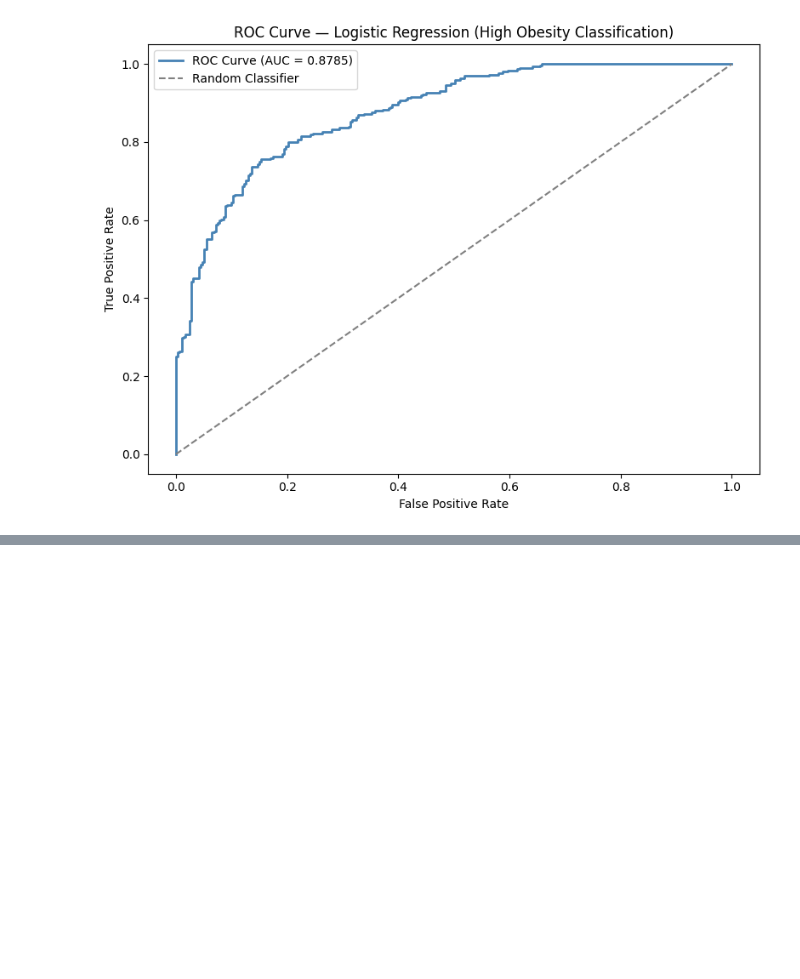
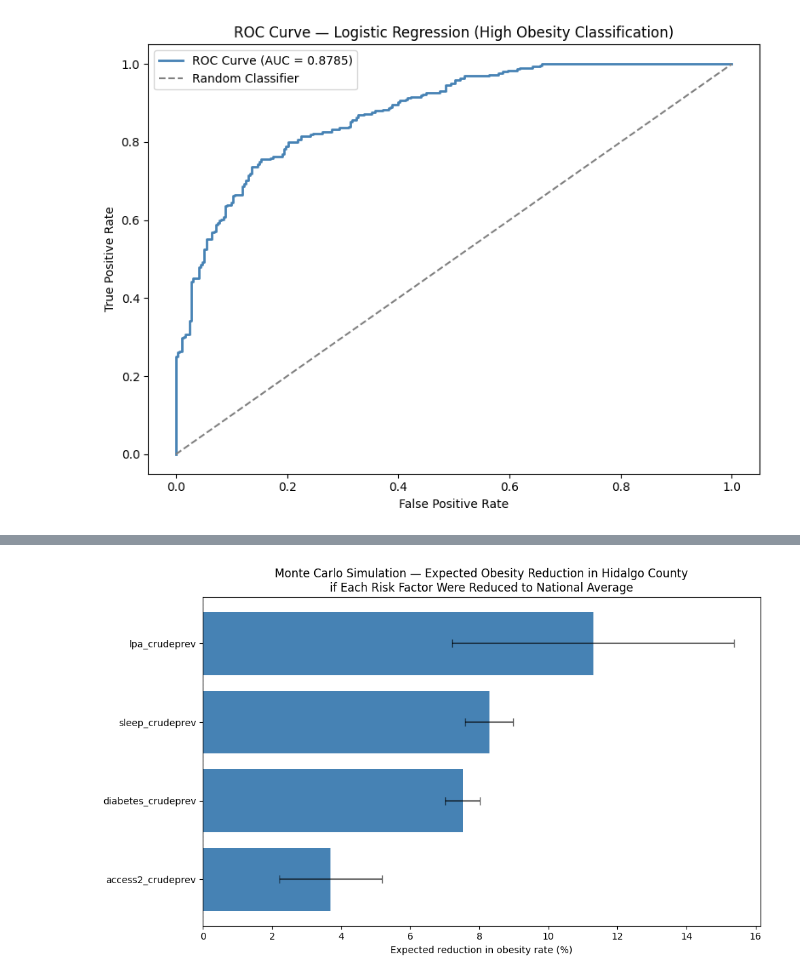
Before and after one commit to cedaco/RGV-Obesity-Project, a Jupyter notebook: Hidalgo_Obesity_Project.ipynb, the cells around one changed output, grey strips where cells are left out. Saved outputs shown, nothing was run; the diff lists cells and outputs as text; code cells hidden in the pictures; blank space fills up the shorter version.

```diff
--- a/Hidalgo_Obesity_Project.ipynb
+++ b/Hidalgo_Obesity_Project.ipynb
@@ -201,0 +381,12 @@ plt.show()
+# %%
+hidalgo_row = df[(df['stateabbr'] == 'TX') & (df['countyname'] == 'Hidalgo')][X.columns].values[0]
+hidalgo_actual_obesity = df[(df['stateabbr'] == 'TX') & (df['countyname'] == 'Hidalgo')]['obesity_crudeprev'].values[0]
+
+#Selecting variables where Hidalgo is above national average
+national_means = df[X.columns].mean()
+hidalgo_series = pd.Series(hidalgo_row, index=X.columns)
+
+elevated = hidalgo_series[hidalgo_series > national_means].index.tolist()
+print("Variables where Hidalgo exceeds national average:")
+for v in elevated:
+    print(f"  {v:<30} Hidalgo: {hidalgo_series[v]:.2f}  National avg: {national_means[v]:.2f}")
@@ -201,0 +445,12 @@ plt.show()
+# %%
+fig, ax = plt.subplots(figsize=(10, 6))
+ax.barh(vars_sorted, reductions, color='steelblue', xerr=[ci_lower, ci_upper],
+        error_kw={'capsize': 4, 'color': 'black', 'alpha': 0.6})
+ax.axvline(0, color='gray', linestyle='--', linewidth=0.8)
+ax.set_xlabel('Expected reduction in obesity rate (%)')
+ax.set_title('Monte Carlo Simulation — Expected Obesity Reduction in Hidalgo County\nif Each Risk Factor Were Reduced to National Average')
+ax.invert_yaxis()
+plt.tight_layout()
+plt.show()
+# %% [output]
+[figure, added]
```
Also changed, not shown: parts of 16 cells of this notebook.
